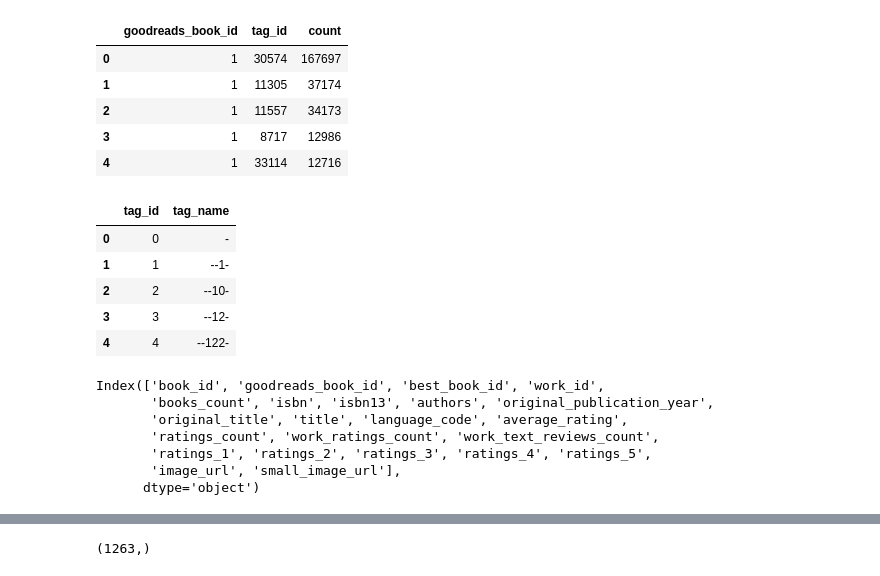
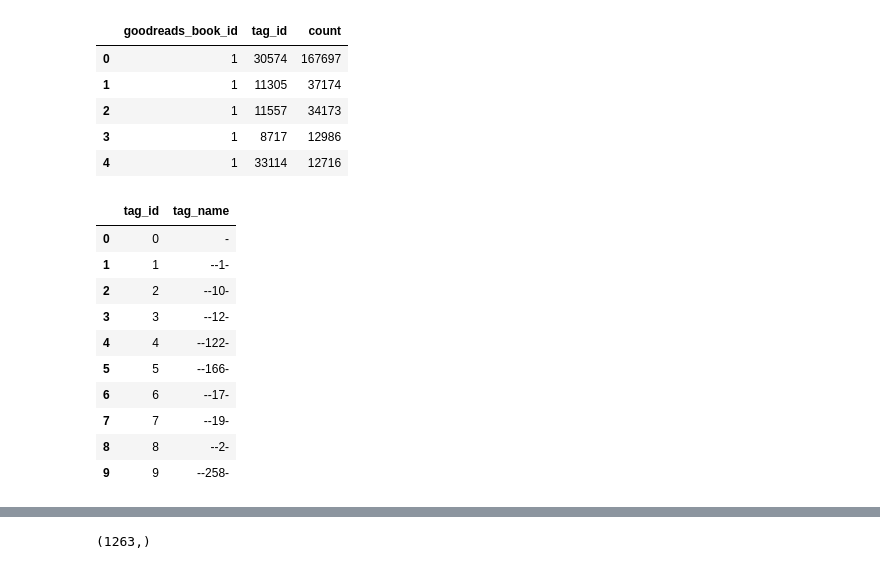
Before and after one commit to ambreen2006/book_recommendations, a Jupyter notebook: Data_Exploration.ipynb, the cells around one changed output, grey strips where cells are left out. Cells and saved outputs as stored; diff of their text form; code cells hidden in the pictures.

```diff
--- a/Data_Exploration.ipynb
+++ b/Data_Exploration.ipynb
@@ -67,0 +195,2 @@ book_tags_df = pd.read_csv(books_tag_path)
+# %%
+pd.options.display.float_format = '{:.2f}'.format
@@ -75,21 +242,16 @@ book_tags_df.head()
 | 3 | 1 | 8717 | 12986 |
 | 4 | 1 | 33114 | 12716 |
 # %%
-tags_df.head()
+tags_df.head(n=10)
 # %% [output]
 |  | tag_id | tag_name |
 | 0 | 0 | - |
 | 1 | 1 | --1- |
 | 2 | 2 | --10- |
 | 3 | 3 | --12- |
 | 4 | 4 | --122- |
+| 5 | 5 | --166- |
+| 6 | 6 | --17- |
+| 7 | 7 | --19- |
+| 8 | 8 | --2- |
+| 9 | 9 | --258- |
-# %%
-books_df.columns
-# %% [output]
-Index(['book_id', 'goodreads_book_id', 'best_book_id', 'work_id',
-       'books_count', 'isbn', 'isbn13', 'authors', 'original_publication_year',
-       'original_title', 'title', 'language_code', 'average_rating',
-       'ratings_count', 'work_ratings_count', 'work_text_reviews_count',
-       'ratings_1', 'ratings_2', 'ratings_3', 'ratings_4', 'ratings_5',
-       'image_url', 'small_image_url'],
-      dtype='object')
```
Also changed, not shown: parts of 53 cells of this notebook.
